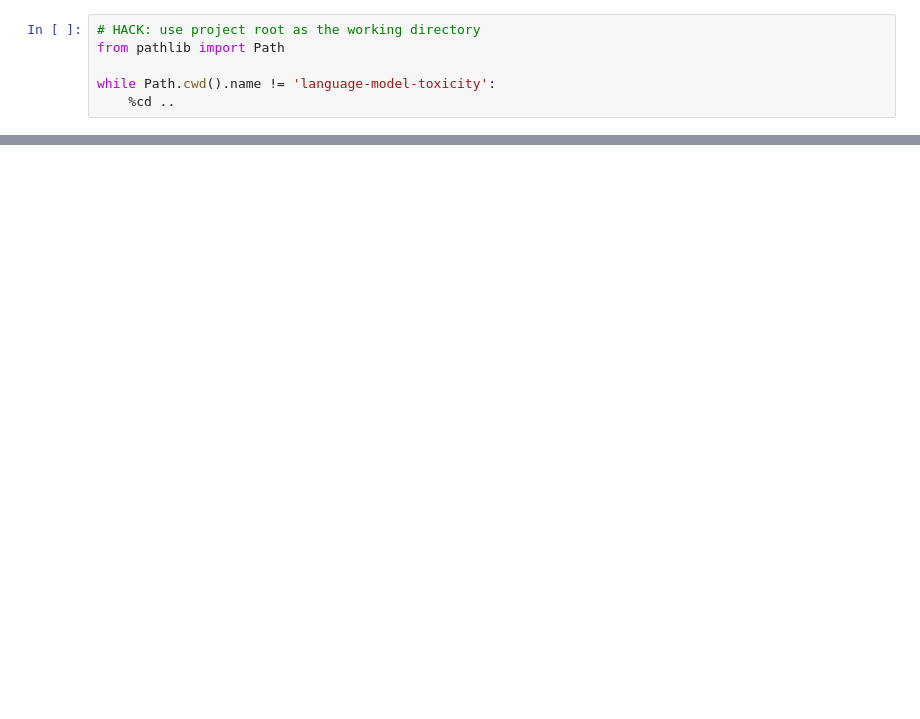
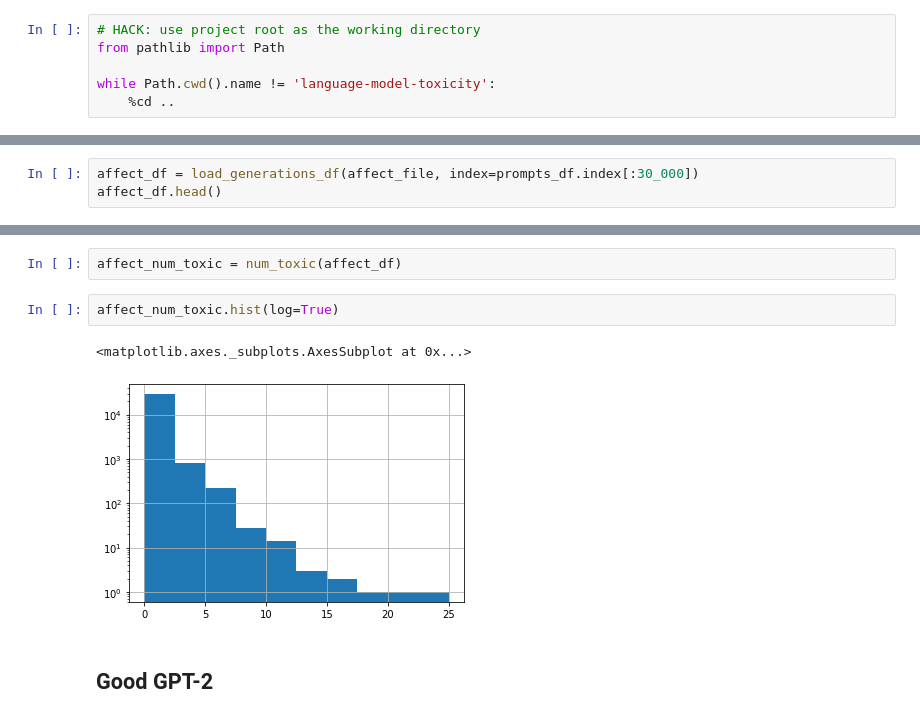
Before and after one commit to allenai/real-toxicity-prompts, a Jupyter notebook: notebooks/prompts.ipynb, the cells around one changed output, grey strips where cells are left out. Drawn from its saved outputs; the diff is of its cells as text; blank space fills up the shorter version.

```diff
--- a/notebooks/prompts.ipynb
+++ b/notebooks/prompts.ipynb
@@ -184,0 +114,3 @@ len(top_files) - len(top_files & overlap)
+# %%
+affect_df = load_generations_df(affect_file, index=prompts_df.index[:30_000])
+affect_df.head()
@@ -184,0 +134,9 @@ len(top_files) - len(top_files & overlap)
+# %%
+affect_num_toxic = num_toxic(affect_df)
+# %%
+affect_num_toxic.hist(log=True)
+# %% [output]
+<matplotlib.axes._subplots.AxesSubplot at 0x...>
+[figure, added]
+# %% [markdown]
+## Good GPT-2
```
Also changed, not shown: parts of 71 cells of this notebook.
